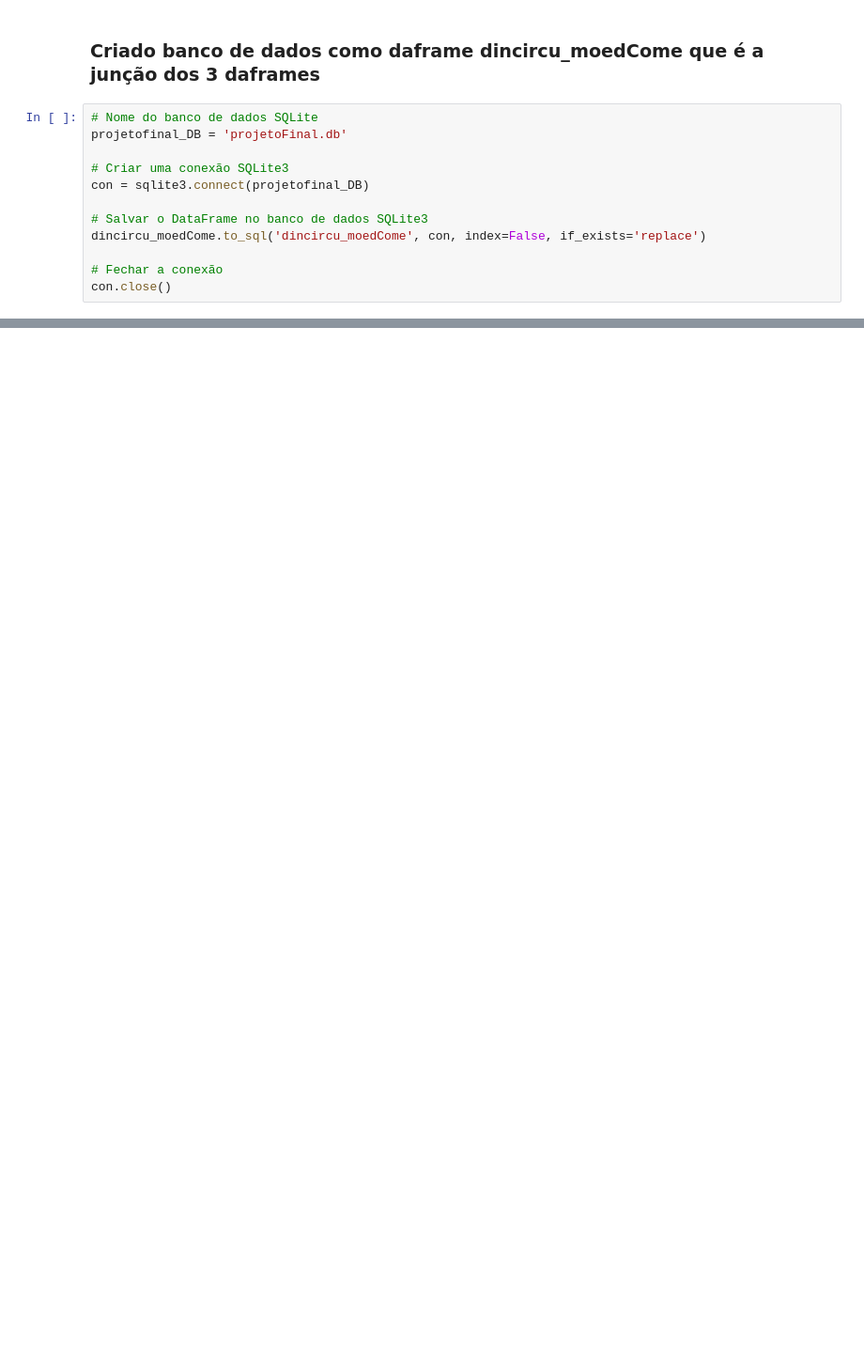
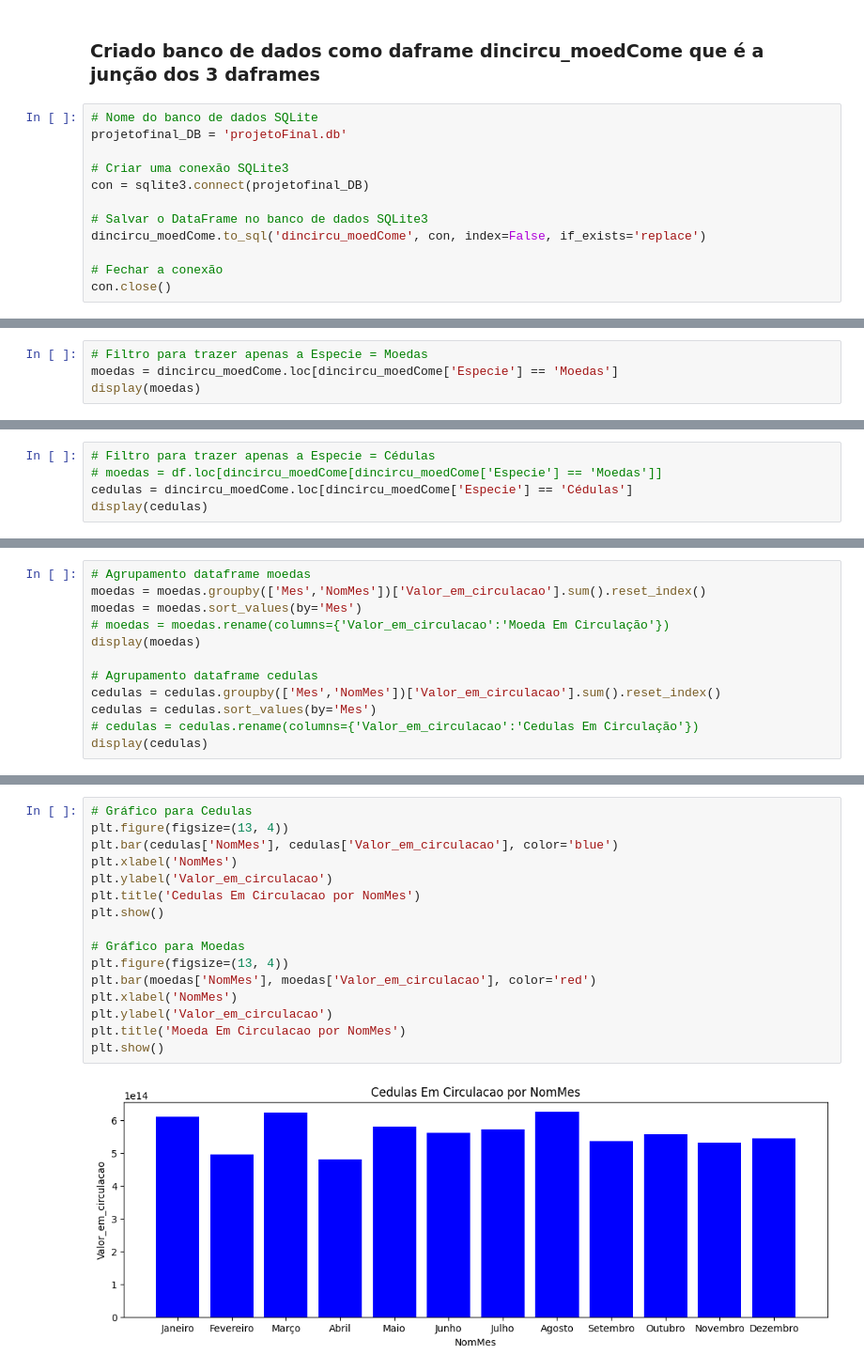
Before and after one commit to carmodaniel/coderhouseProjeto, a Jupyter notebook: projetoFinal.ipynb, the cells around one changed output, grey strips where cells are left out. Shown at 94% size. Saved outputs shown, nothing was run; the diff lists cells and outputs as text; blank space fills up the shorter version.

```diff
--- a/projetoFinal.ipynb
+++ b/projetoFinal.ipynb
@@ -446,0 +470,4 @@ Versão do SQLite: 3.42.0
+# %%
+# Filtro para trazer apenas a Especie = Moedas
+moedas = dincircu_moedCome.loc[dincircu_moedCome['Especie'] == 'Moedas']
+display(moedas)
@@ -446,0 +488,5 @@ Versão do SQLite: 3.42.0
+# %%
+# Filtro para trazer apenas a Especie = Cédulas
+# moedas = df.loc[dincircu_moedCome[dincircu_moedCome['Especie'] == 'Moedas']]
+cedulas = dincircu_moedCome.loc[dincircu_moedCome['Especie'] == 'Cédulas']
+display(cedulas)
@@ -446,0 +507,12 @@ Versão do SQLite: 3.42.0
+# %%
+# Agrupamento dataframe moedas
+moedas = moedas.groupby(['Mes','NomMes'])['Valor_em_circulacao'].sum().reset_index()
+moedas = moedas.sort_values(by='Mes')
+# moedas = moedas.rename(columns={'Valor_em_circulacao':'Moeda Em Circulação'})
+display(moedas)
+
+# Agrupamento dataframe cedulas
+cedulas = cedulas.groupby(['Mes','NomMes'])['Valor_em_circulacao'].sum().reset_index()
+cedulas = cedulas.sort_values(by='Mes')
+# cedulas = cedulas.rename(columns={'Valor_em_circulacao':'Cedulas Em Circulação'})
+display(cedulas)
@@ -446,0 +546,18 @@ Versão do SQLite: 3.42.0
+# %%
+# Gráfico para Cedulas
+plt.figure(figsize=(13, 4))
+plt.bar(cedulas['NomMes'], cedulas['Valor_em_circulacao'], color='blue')
+plt.xlabel('NomMes')
+plt.ylabel('Valor_em_circulacao')
+plt.title('Cedulas Em Circulacao por NomMes')
+plt.show()
+
+# Gráfico para Moedas
+plt.figure(figsize=(13, 4))
+plt.bar(moedas['NomMes'], moedas['Valor_em_circulacao'], color='red')
+plt.xlabel('NomMes')
+plt.ylabel('Valor_em_circulacao')
+plt.title('Moeda Em Circulacao por NomMes')
+plt.show()
+# %% [output]
+[figure, added]
```
Also changed, not shown: parts of 15 cells of this notebook, 2 other files.
